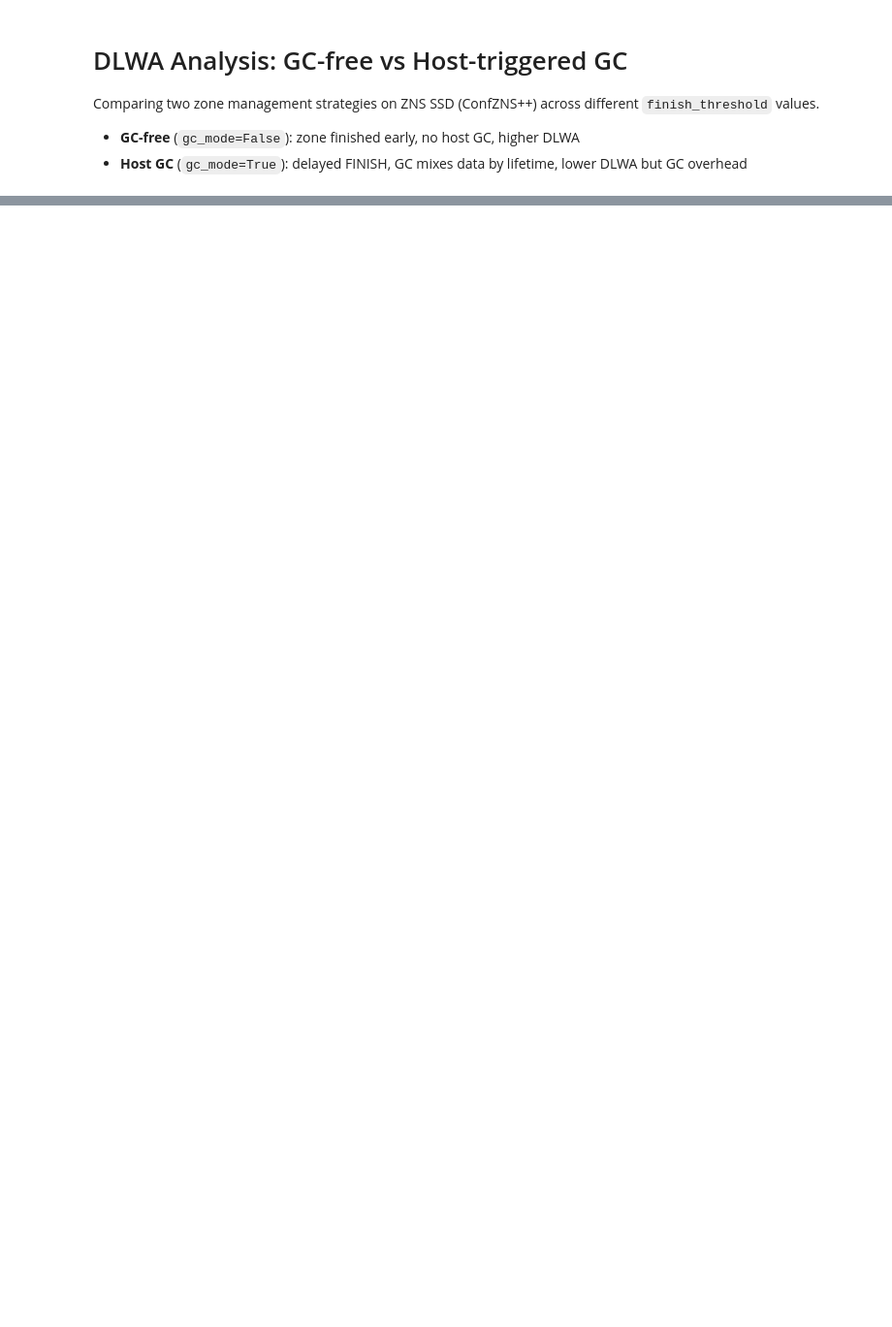
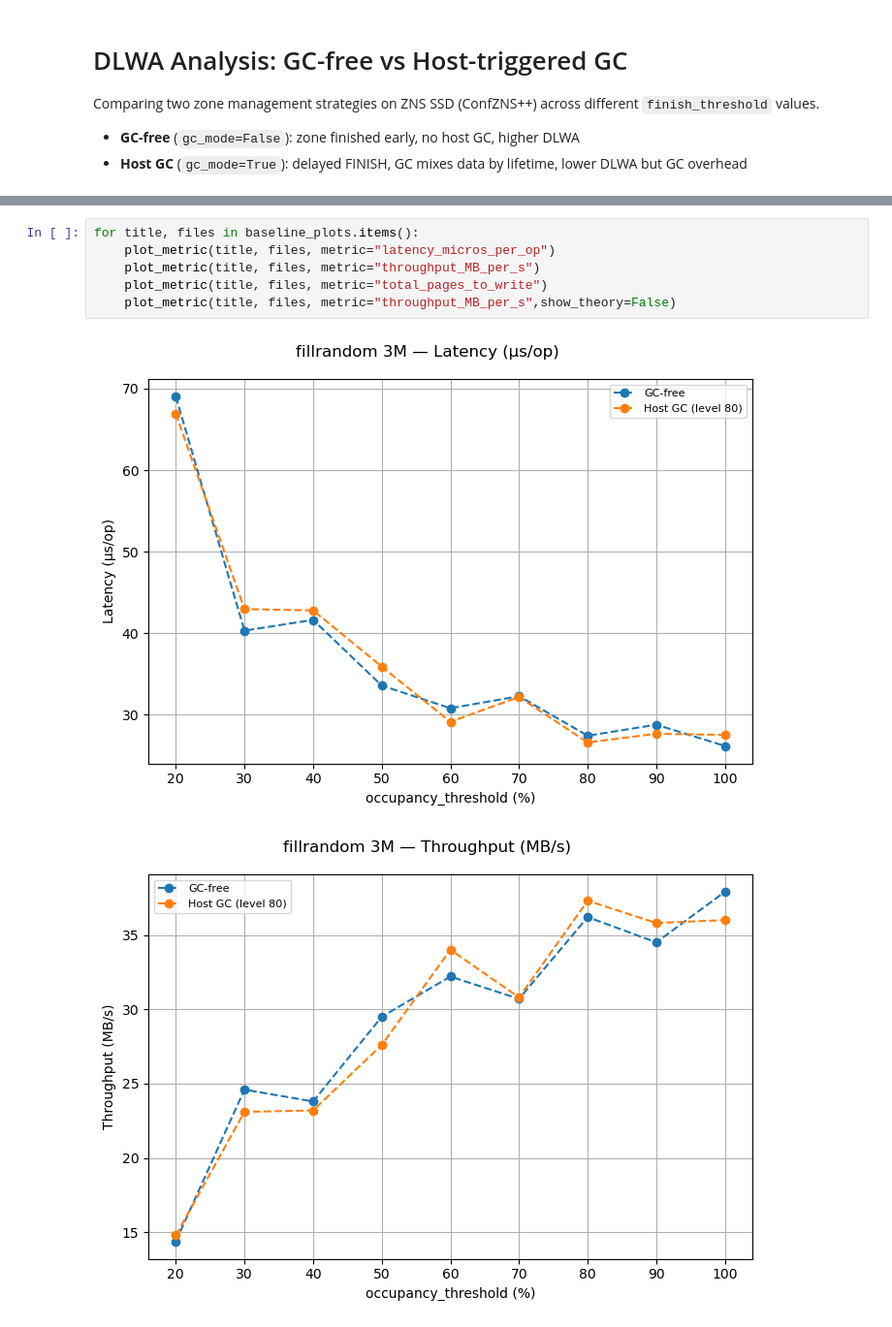
Before and after one commit to Nanat1/CS561_GC_Research, a Jupyter notebook: analysis/dlwa_analysis.ipynb, the cells around one changed output, grey strips where cells are left out. Shown at 97% size. Saved outputs shown, nothing was run; the diff lists cells and outputs as text; blank space fills up the shorter version.

```diff
--- a/analysis/dlwa_analysis.ipynb
+++ b/analysis/dlwa_analysis.ipynb
@@ -71,0 +183,9 @@ for dataset_name, path in datasets.items():
+# %%
+for title, files in baseline_plots.items():
+    plot_metric(title, files, metric="latency_micros_per_op")
+    plot_metric(title, files, metric="throughput_MB_per_s")
+    plot_metric(title, files, metric="total_pages_to_write")
+    plot_metric(title, files, metric="throughput_MB_per_s",show_theory=False)
+# %% [output]
+[figure, added]
+[figure, added]
```
Also changed, not shown: parts of 17 cells of this notebook, 9 other files.
